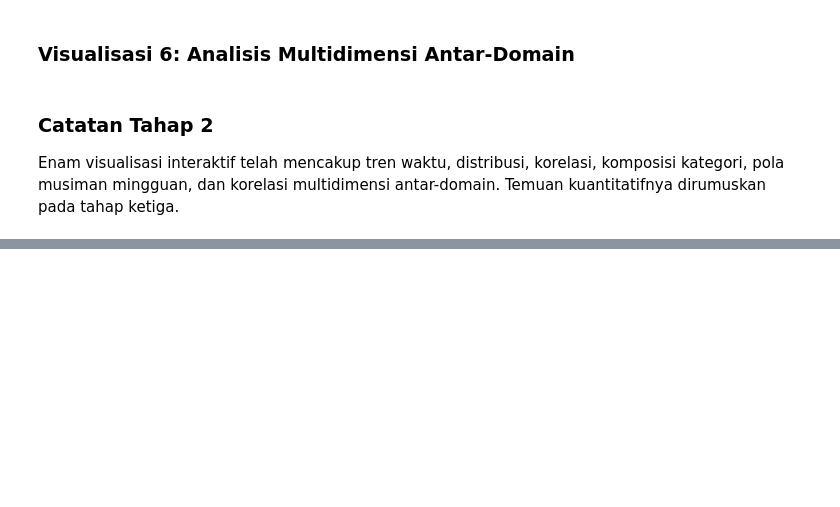
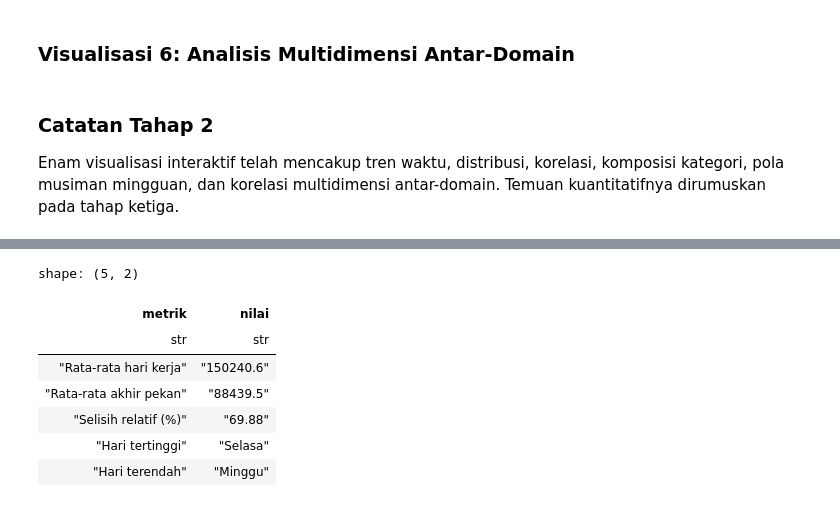
Before and after one commit to ravlindo/tugas1-MohammadRavlindoS, a Jupyter notebook: notebooks/03_eda_and_insights.ipynb, the cells around one changed output, grey strips where cells are left out. Saved outputs shown, nothing was run; the diff lists cells and outputs as text; code cells hidden in the pictures; blank space fills up the shorter version.

```diff
--- a/notebooks/03_eda_and_insights.ipynb
+++ b/notebooks/03_eda_and_insights.ipynb
@@ -355,0 +418,26 @@ Enam visualisasi interaktif telah mencakup tren waktu, distribusi, korelasi, kom
+# %%
+weekday_average = weekday.filter(pl.col("nomor_hari") <= 5)["jumlah_artikel"].mean()
+weekend_average = weekday.filter(pl.col("nomor_hari") >= 6)["jumlah_artikel"].mean()
+hari_tertinggi = weekday.sort("jumlah_artikel", descending=True).row(0, named=True)
+hari_terendah = weekday.sort("jumlah_artikel").row(0, named=True)
+
+weekday_metrics = pl.DataFrame({
+    "metrik": ["Rata-rata hari kerja", "Rata-rata akhir pekan", "Selisih relatif (%)", "Hari tertinggi", "Hari terendah"],
+    "nilai": [
+        str(round(weekday_average, 1)),
+        str(round(weekend_average, 1)),
+        str(round((weekday_average / weekend_average - 1) * 100, 2)),
+        hari_tertinggi["hari"],
+        hari_terendah["hari"],
+    ],
+})
+weekday_metrics
+# %% [output]
+shape: (5, 2)
+| metrik | nilai |
+| str | str |
+| "Rata-rata hari kerja" | "150240.6" |
+| "Rata-rata akhir pekan" | "88439.5" |
+| "Selisih relatif (%)" | "69.88" |
+| "Hari tertinggi" | "Selasa" |
+| "Hari terendah" | "Minggu" |
```
Also changed, not shown: parts of 9 cells of this notebook.
